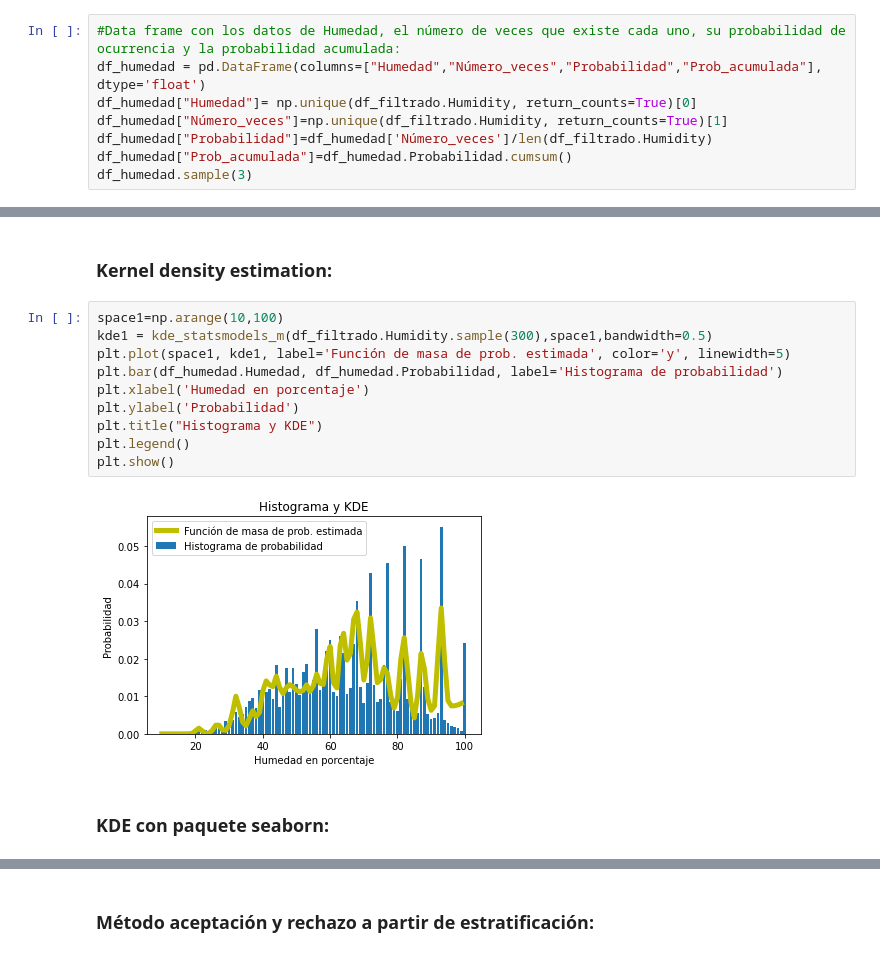
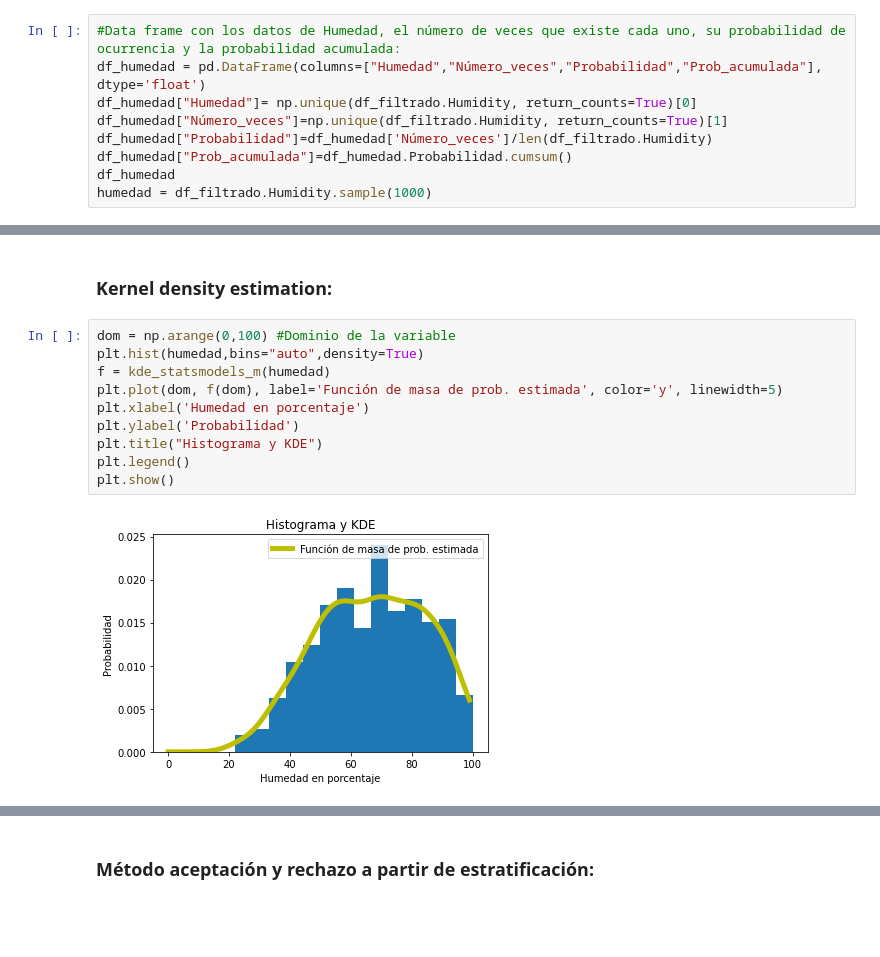
Before and after one commit to PintorOD1997/ProyectoConjunto_LandaverdeI_PintorD, a Jupyter notebook: ProyectoModulo1_OchoaD_MercadoI.ipynb, the cells around one changed output, grey strips where cells are left out. Cells and saved outputs as stored; diff of their text form; blank space fills up the shorter version.

```diff
--- a/ProyectoModulo1_OchoaD_MercadoI.ipynb
+++ b/ProyectoModulo1_OchoaD_MercadoI.ipynb
@@ -674,4 +697,5 @@ df_humedad["Humedad"]= np.unique(df_filtrado.Humidity, return_counts=True)[0]
 df_humedad["Número_veces"]=np.unique(df_filtrado.Humidity, return_counts=True)[1]
 df_humedad["Probabilidad"]=df_humedad['Número_veces']/len(df_filtrado.Humidity)
 df_humedad["Prob_acumulada"]=df_humedad.Probabilidad.cumsum()
-df_humedad.sample(3)
+df_humedad
+humedad = df_filtrado.Humidity.sample(1000)
@@ -697,16 +731,14 @@ plt.show()
 # %% [markdown]
 ### Kernel density estimation:
 # %%
-space1=np.arange(10,100)
-kde1 = kde_statsmodels_m(df_filtrado.Humidity.sample(300),space1,bandwidth=0.5)
-plt.plot(space1, kde1, label='Función de masa de prob. estimada', color='y', linewidth=5)
-plt.bar(df_humedad.Humedad, df_humedad.Probabilidad, label='Histograma de probabilidad')
+dom = np.arange(0,100) #Dominio de la variable
+plt.hist(humedad,bins="auto",density=True)
+f = kde_statsmodels_m(humedad)
+plt.plot(dom, f(dom), label='Función de masa de prob. estimada', color='y', linewidth=5)
 plt.xlabel('Humedad en porcentaje')
 plt.ylabel('Probabilidad')
 plt.title("Histograma y KDE")
 plt.legend()
 plt.show()
 # %% [output]
-[figure, old version]
+[figure, new version]
-# %% [markdown]
-### KDE con paquete seaborn:
```
Also changed, not shown: parts of 59 cells of this notebook.
